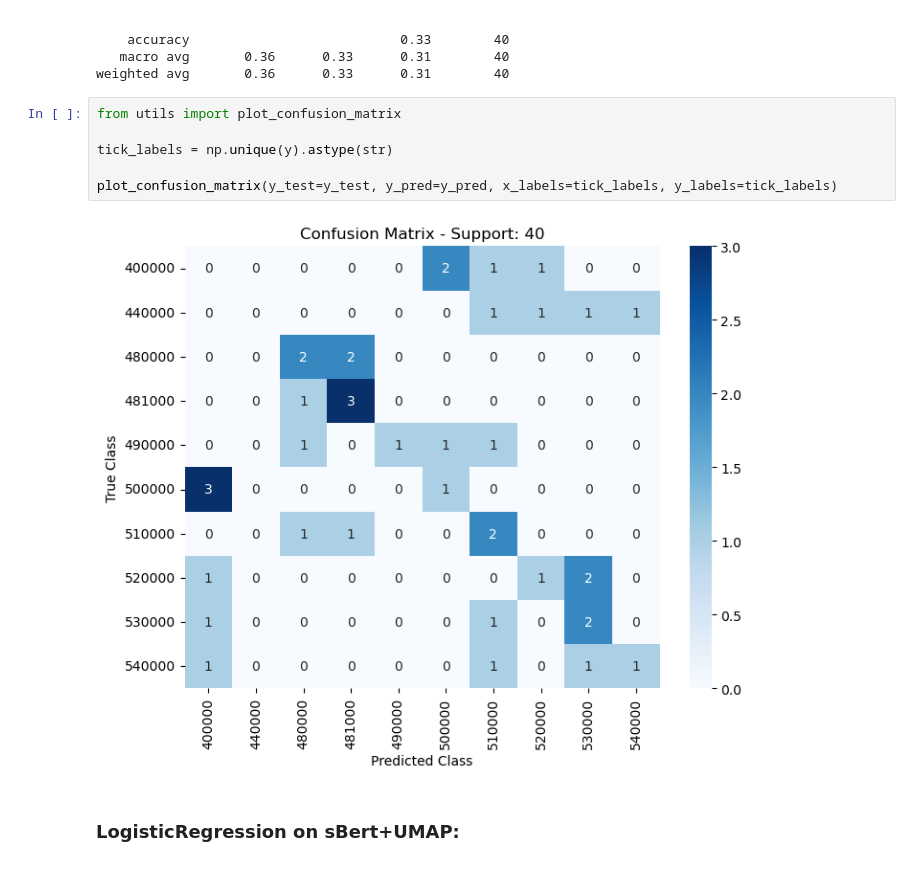
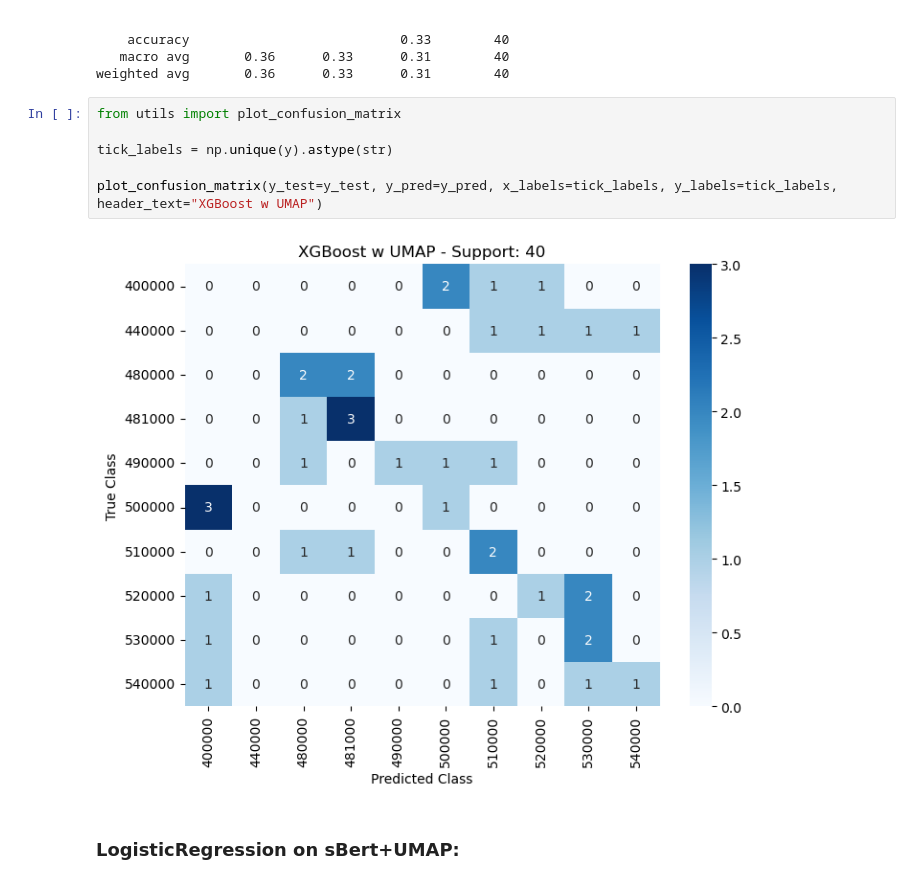
Before and after one commit to BorScho/sakto_from_line_item, a Jupyter notebook: notebooks/04_Classification_Bert_UMAP_based.ipynb, the cells around one changed output. Cells and saved outputs as stored; diff of their text form.

```diff
--- a/notebooks/04_Classification_Bert_UMAP_based.ipynb
+++ b/notebooks/04_Classification_Bert_UMAP_based.ipynb
@@ -200,11 +206,11 @@ weighted avg       0.36      0.33      0.31        40
 # %%
 from utils import plot_confusion_matrix
 
 tick_labels = np.unique(y).astype(str)
 
-plot_confusion_matrix(y_test=y_test, y_pred=y_pred, x_labels=tick_labels, y_labels=tick_labels)
+plot_confusion_matrix(y_test=y_test, y_pred=y_pred, x_labels=tick_labels, y_labels=tick_labels, header_text="XGBoost w UMAP")
 # %% [output]
-[figure, old version]
+[figure, new version]
 # %% [markdown]
 ### LogisticRegression on sBert+UMAP:
 # %%
```
Also changed, not shown: parts of 25 cells of this notebook.
